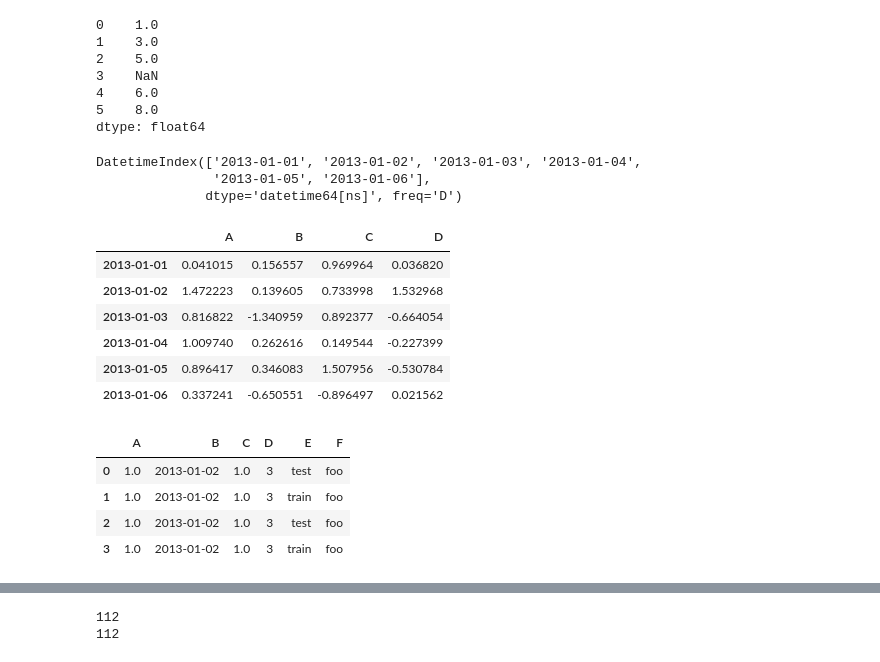
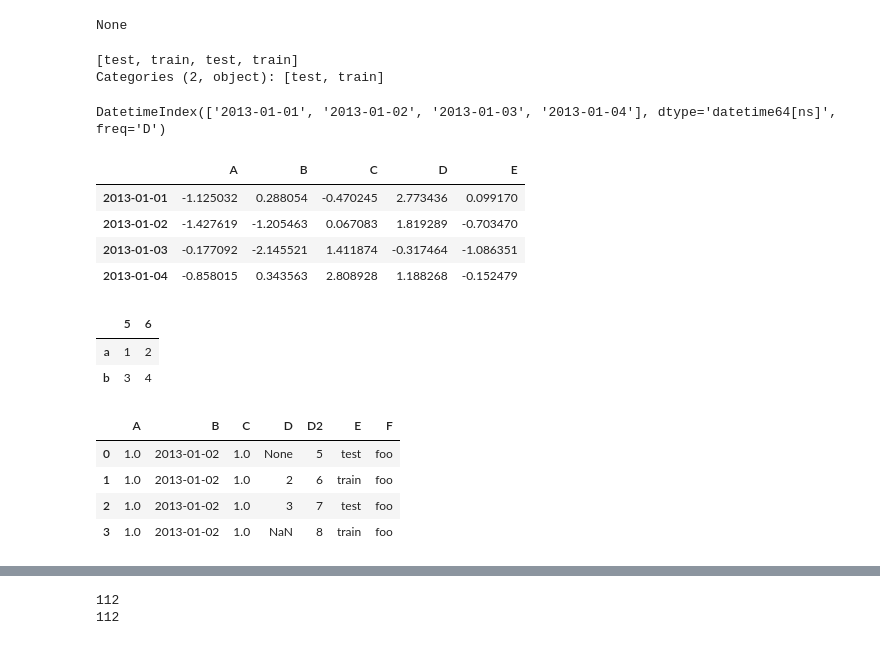
Before and after one commit to jackz3/notes, a Jupyter notebook: pandas.ipynb, the cells around one changed output, grey strips where cells are left out. Cells and saved outputs as stored; diff of their text form; code cells hidden in the pictures.

```diff
--- a/pandas.ipynb
+++ b/pandas.ipynb
@@ -3,20 +3,9 @@ import pandas as pd
 # %%
 import numpy as np
 # %%
+# Series对象是一个pandas数据结构。与列表类似
 s = pd.Series([1,3,5,np.nan,6,8])
-s
+print(s.name)
+s.name = 'aaa'
 # %% [output]
-0    1.0
-1    3.0
-2    5.0
-3    NaN
-4    6.0
-5    8.0
-dtype: float64
+None
-# %%
-dates = pd.date_range('20130101', periods=6)
-dates
-# %% [output]
-DatetimeIndex(['2013-01-01', '2013-01-02', '2013-01-03', '2013-01-04',
-               '2013-01-05', '2013-01-06'],
-              dtype='datetime64[ns]', freq='D')
@@ -23,25 +15,45 @@ DatetimeIndex(['2013-01-01', '2013-01-02', '2013-01-03', '2013-01-04',
+# %%
+s2=pd.Categorical(["test","train","test","train"])
+s2
+# %% [output]
+[test, train, test, train]
+Categories (2, object): [test, train]
+# %%
+# Index也是一个pandas数据结构。将其视为一个列表。create time series index
+pd.date_range('2010-01-11','2012-02-12')
+dates = pd.date_range('20130101', periods=4, freq="D")
+dates
+# %% [output]
+DatetimeIndex(['2013-01-01', '2013-01-02', '2013-01-03', '2013-01-04'], dtype='datetime64[ns]', freq='D')
 # %%
-df = pd.DataFrame(np.random.randn(6,4), index=dates, columns=list('ABCD'))
+# DataFrame是pandas的基础数据结构
+df = pd.DataFrame(np.random.randn(4,5), index=dates, columns=list('ABCDE'))
 df
 # %% [output]
-|  | A | B | C | D |
-| 2013-01-01 | 0.041015 | 0.156557 | 0.969964 | 0.036820 |
-| 2013-01-02 | 1.472223 | 0.139605 | 0.733998 | 1.532968 |
-| 2013-01-03 | 0.816822 | -1.340959 | 0.892377 | -0.664054 |
-| 2013-01-04 | 1.009740 | 0.262616 | 0.149544 | -0.227399 |
-| 2013-01-05 | 0.896417 | 0.346083 | 1.507956 | -0.530784 |
-| 2013-01-06 | 0.337241 | -0.650551 | -0.896497 | 0.021562 |
+|  | A | B | C | D | E |
+| 2013-01-01 | -1.125032 | 0.288054 | -0.470245 | 2.773436 | 0.099170 |
+| 2013-01-02 | -1.427619 | -1.205463 | 0.067083 | 1.819289 | -0.703470 |
+| 2013-01-03 | -0.177092 | -2.145521 | 1.411874 | -0.317464 | -1.086351 |
+| 2013-01-04 | -0.858015 | 0.343563 | 2.808928 | 1.188268 | -0.152479 |
+# %%
+df3 = pd.DataFrame(data=[[1,2],[3,4]],columns=[5,6],index=['a','b'])
+df3
+# %% [output]
+|  | 5 | 6 |
+| a | 1 | 2 |
+| b | 3 | 4 |
 # %%
-df2 = pd.DataFrame({ 'A' : 1.,
+df2 = pd.DataFrame({'A' : 1.,
                     'B' : pd.Timestamp('20130102'),
                     'C' : pd.Series(1,index=list(range(4)),dtype='float32'),
-                    'D' : np.array([3] * 4,dtype='int32'),
+                    'D' : np.array([None, 2,3, np.nan]),
+                    'D2': [5,6,7,8],
                     'E' : pd.Categorical(["test","train","test","train"]),
                     'F' : 'foo' })
 df2
 # %% [output]
-|  | A | B | C | D | E | F |
-| 0 | 1.0 | 2013-01-02 | 1.0 | 3 | test | foo |
-| 1 | 1.0 | 2013-01-02 | 1.0 | 3 | train | foo |
-| 2 | 1.0 | 2013-01-02 | 1.0 | 3 | test | foo |
-| 3 | 1.0 | 2013-01-02 | 1.0 | 3 | train | foo |
+|  | A | B | C | D | D2 | E | F |
+| 0 | 1.0 | 2013-01-02 | 1.0 | None | 5 | test | foo |
+| 1 | 1.0 | 2013-01-02 | 1.0 | 2 | 6 | train | foo |
+| 2 | 1.0 | 2013-01-02 | 1.0 | 3 | 7 | test | foo |
+| 3 | 1.0 | 2013-01-02 | 1.0 | NaN | 8 | train | foo |
```
Also changed, not shown: parts of 71 cells of this notebook, 1 other file.
